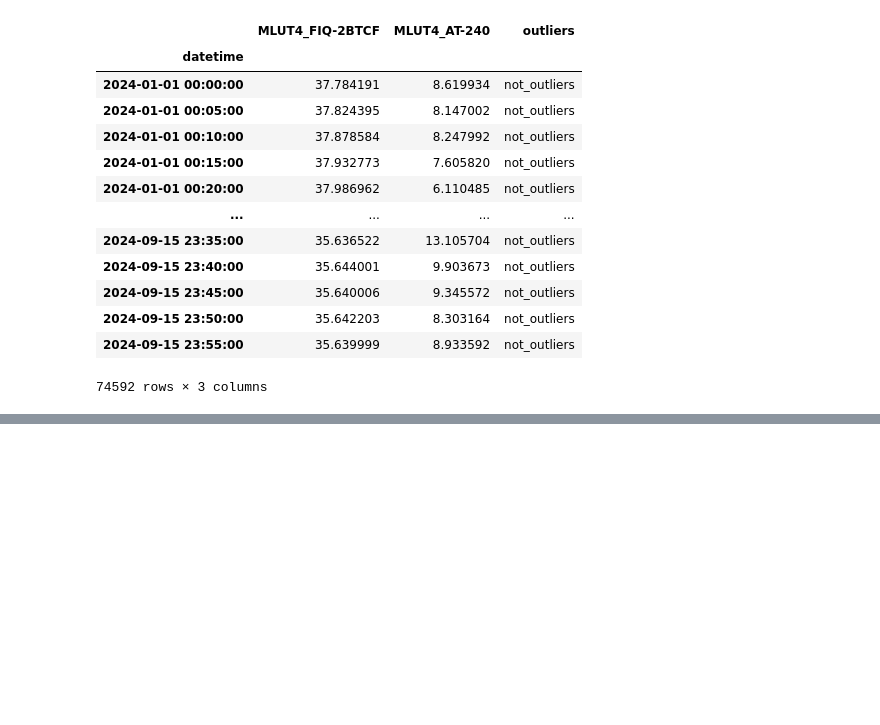
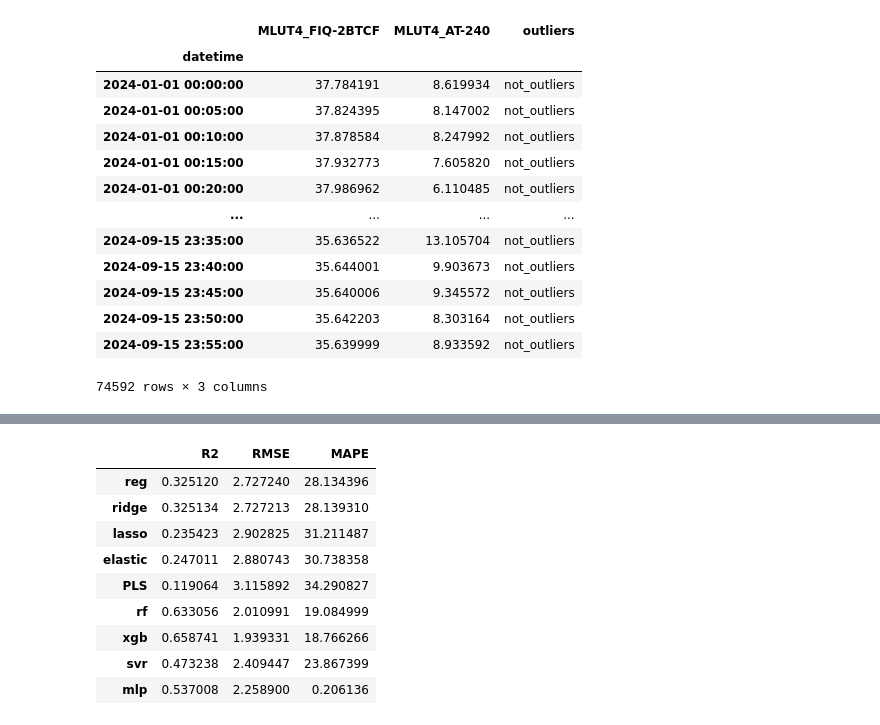
Before and after one commit to skywalker0803r/CFB, a Jupyter notebook: 20250623_issue.ipynb, the cells around one changed output, grey strips where cells are left out. Cells and saved outputs as stored; diff of their text form; code cells hidden in the pictures; blank space fills up the shorter version.

```diff
--- a/20250623_issue.ipynb
+++ b/20250623_issue.ipynb
@@ -369,0 +601,27 @@ The get_cmap function was deprecated in Matplotlib 3.7 and will be removed in 3.
+# %%
+import numpy as np
+import pandas as pd
+from sklearn.svm import SVR
+from sklearn.model_selection import train_test_split
+from sklearn.metrics import r2_score, mean_squared_error, mean_absolute_percentage_error
+from sklearn.preprocessing import StandardScaler
+
+
+# 4. 建立並訓練 SVR 模型
+svr = SVR()
+svr.fit(X_train,y_train)
+
+# 5. 預測（記得反標準化）
+y_pred = svr.predict(X_test)
+
+# 5. 評估
+r2 = r2_score(y_test, y_pred)
+rmse = np.sqrt(mean_squared_error(y_test, y_pred))
+mape = mean_absolute_percentage_error(y_test, y_pred)*100
+
+res = pd.DataFrame()
+res['R2'] = [r2]
+res['RMSE'] = [rmse]
+res['MAPE'] = [mape]
+res_svr = res
+res_svr
@@ -369,0 +714,16 @@ The get_cmap function was deprecated in Matplotlib 3.7 and will be removed in 3.
+# %%
+
+res = pd.concat([res_reg,res_ridge,res_lasso,res_ElasticNet,res_PLS,res_rf,res_xgb,res_svr,res_mlp])
+res.index = ['reg','ridge','lasso','elastic','PLS','rf','xgb','svr','mlp']
+res
+# %% [output]
+|  | R2 | RMSE | MAPE |
+| reg | 0.325120 | 2.727240 | 28.134396 |
+| ridge | 0.325134 | 2.727213 | 28.139310 |
+| lasso | 0.235423 | 2.902825 | 31.211487 |
+| elastic | 0.247011 | 2.880743 | 30.738358 |
+| PLS | 0.119064 | 3.115892 | 34.290827 |
+| rf | 0.633056 | 2.010991 | 19.084999 |
+| xgb | 0.658741 | 1.939331 | 18.766266 |
+| svr | 0.473238 | 2.409447 | 23.867399 |
+| mlp | 0.537008 | 2.258900 | 0.206136 |
```
Also changed, not shown: parts of 18 cells of this notebook.
